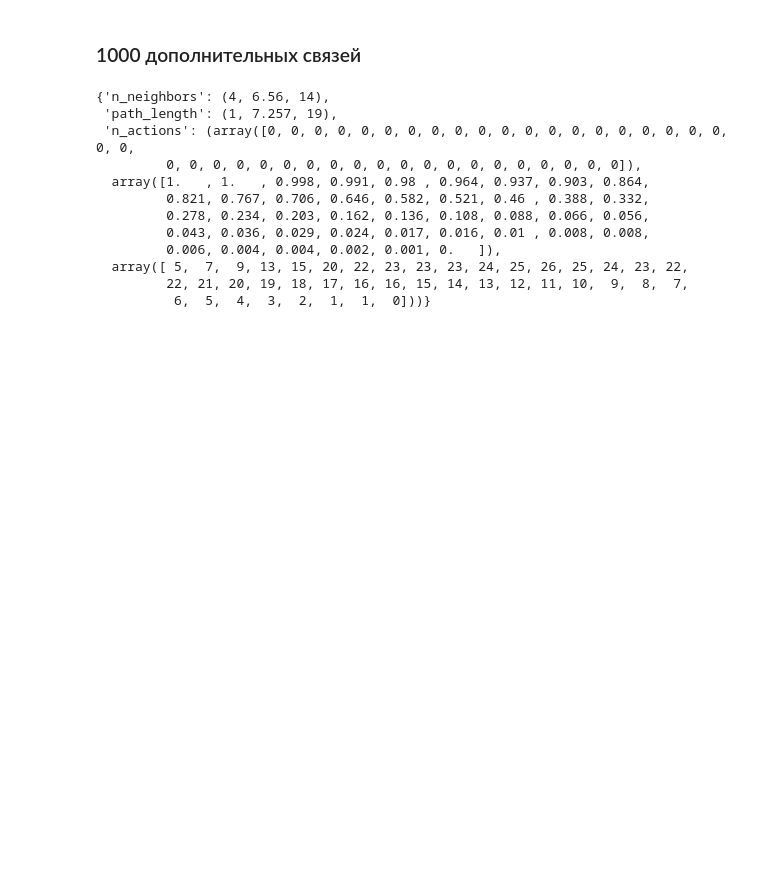
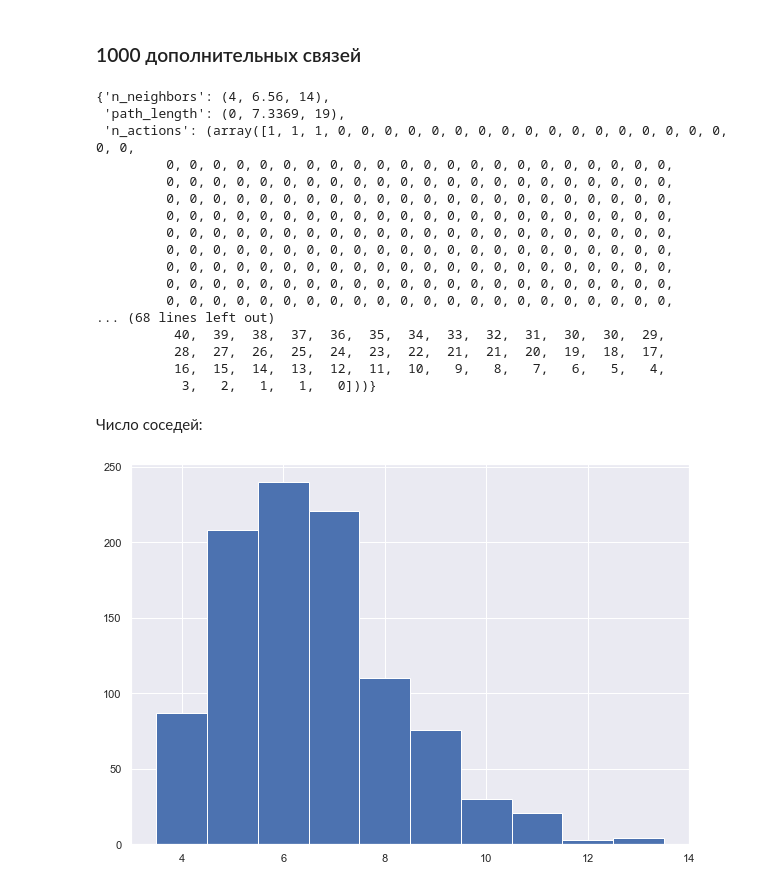
Before and after one commit to Indevem/misis-networks, a Jupyter notebook: statistics.ipynb, the cells around one changed output. Cells and saved outputs as stored; diff of their text form; code cells hidden in the pictures; blank space fills up the shorter version.

```diff
--- a/statistics.ipynb
+++ b/statistics.ipynb
@@ -294,7 +301,7 @@ plt.show()
 # %%
 can = CAN(1000, 42, mode='run', random_pointers=1000)
 can.generate()
-for i in range(1000):
+for i in range(10000):
     can.generate_action()
 stats = can.visualize(size=512, max_iter=1000, show_names=False, show_path=False, show_frames=False,
                       collect_stats=True, save_folder=None)
@@ -302,17 +309,30 @@ stats = can.visualize(size=512, max_iter=1000, show_names=False, show_path=False
 sum_stats(stats)
 # %% [output]
 {'n_neighbors': (4, 6.56, 14),
- 'path_length': (1, 7.257, 19),
- 'n_actions': (array([0, 0, 0, 0, 0, 0, 0, 0, 0, 0, 0, 0, 0, 0, 0, 0, 0, 0, 0, 0, 0, 0,
-         0, 0, 0, 0, 0, 0, 0, 0, 0, 0, 0, 0, 0, 0, 0, 0, 0, 0, 0, 0]),
-  array([1.   , 1.   , 0.998, 0.991, 0.98 , 0.964, 0.937, 0.903, 0.864,
-         0.821, 0.767, 0.706, 0.646, 0.582, 0.521, 0.46 , 0.388, 0.332,
-         0.278, 0.234, 0.203, 0.162, 0.136, 0.108, 0.088, 0.066, 0.056,
-         0.043, 0.036, 0.029, 0.024, 0.017, 0.016, 0.01 , 0.008, 0.008,
-         0.006, 0.004, 0.004, 0.002, 0.001, 0.   ]),
-  array([ 5,  7,  9, 13, 15, 20, 22, 23, 23, 23, 24, 25, 26, 25, 24, 23, 22,
-         22, 21, 20, 19, 18, 17, 16, 16, 15, 14, 13, 12, 11, 10,  9,  8,  7,
-          6,  5,  4,  3,  2,  1,  1,  0]))}
+ 'path_length': (0, 7.3369, 19),
+ 'n_actions': (array([1, 1, 1, 0, 0, 0, 0, 0, 0, 0, 0, 0, 0, 0, 0, 0, 0, 0, 0, 0, 0, 0,
+         0, 0, 0, 0, 0, 0, 0, 0, 0, 0, 0, 0, 0, 0, 0, 0, 0, 0, 0, 0, 0, 0,
+         0, 0, 0, 0, 0, 0, 0, 0, 0, 0, 0, 0, 0, 0, 0, 0, 0, 0, 0, 0, 0, 0,
+         0, 0, 0, 0, 0, 0, 0, 0, 0, 0, 0, 0, 0, 0, 0, 0, 0, 0, 0, 0, 0, 0,
+         0, 0, 0, 0, 0, 0, 0, 0, 0, 0, 0, 0, 0, 0, 0, 0, 0, 0, 0, 0, 0, 0,
+         0, 0, 0, 0, 0, 0, 0, 0, 0, 0, 0, 0, 0, 0, 0, 0, 0, 0, 0, 0, 0, 0,
+         0, 0, 0, 0, 0, 0, 0, 0, 0, 0, 0, 0, 0, 0, 0, 0, 0, 0, 0, 0, 0, 0,
+         0, 0, 0, 0, 0, 0, 0, 0, 0, 0, 0, 0, 0, 0, 0, 0, 0, 0, 0, 0, 0, 0,
+         0, 0, 0, 0, 0, 0, 0, 0, 0, 0, 0, 0, 0, 0, 0, 0, 0, 0, 0, 0, 0, 0,
+         0, 0, 0, 0, 0, 0, 0, 0, 0, 0, 0, 0, 0, 0, 0, 0, 0, 0, 0, 0, 0, 0,
+... (68 lines left out)
+          40,  39,  38,  37,  36,  35,  34,  33,  32,  31,  30,  30,  29,
+          28,  27,  26,  25,  24,  23,  22,  21,  21,  20,  19,  18,  17,
+          16,  15,  14,  13,  12,  11,  10,   9,   8,   7,   6,   5,   4,
+           3,   2,   1,   1,   0]))}
+# %% [markdown]
+Число соседей:
+# %%
+plt.figure(figsize=(10,7))
+plt.hist(stats['n_neighbors'], bins=10, align='left')
+plt.show()
+# %% [output]
+[figure, added]
 # %%
 plt.figure(figsize=(15,7))
 plt.subplot(1, 2, 1)
```
Also changed, not shown: parts of 16 cells of this notebook, 1 other file.
